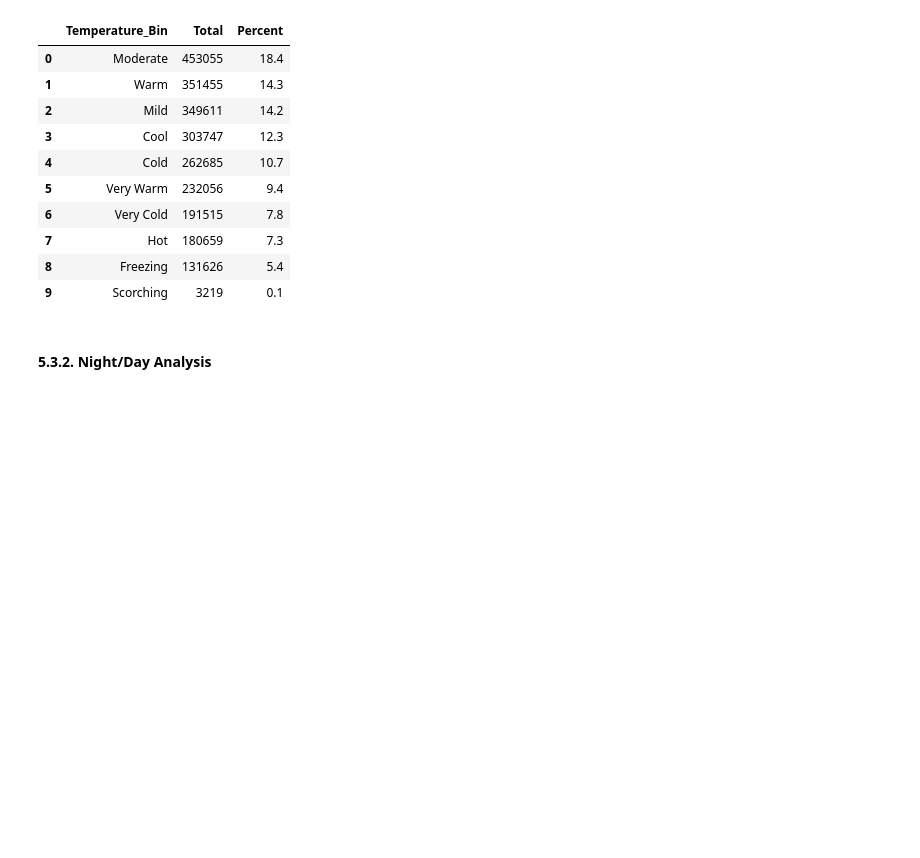
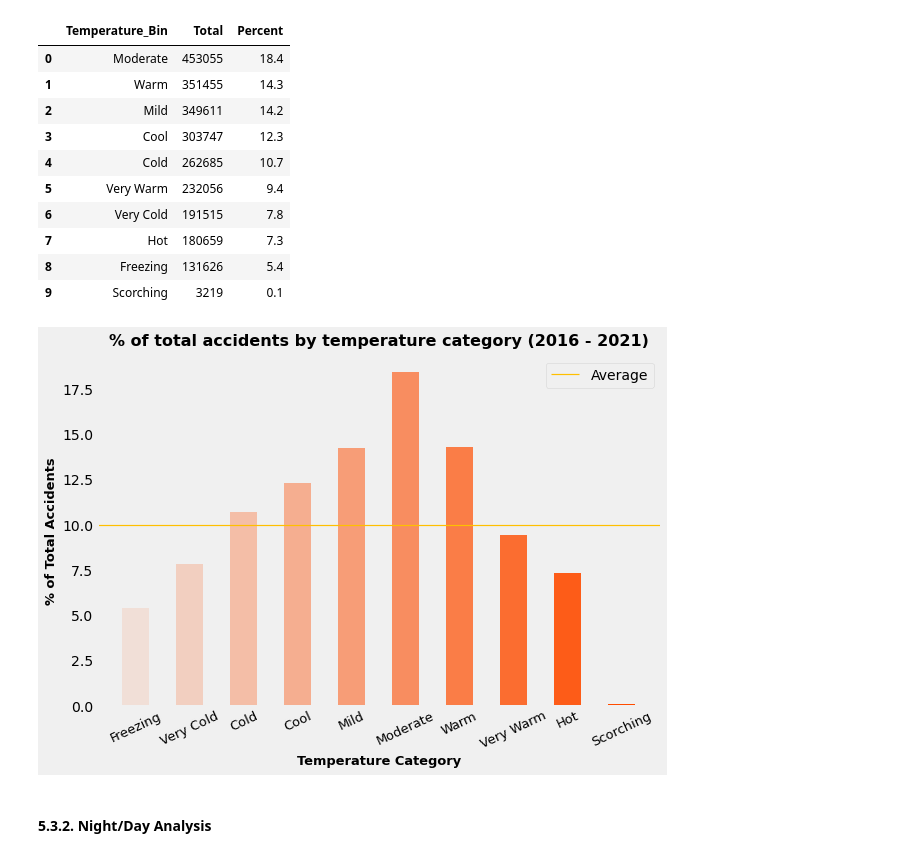
Before and after one commit to lyubol/Exploratory-Data-Analysis, a Jupyter notebook: EDA - US Accidents/US Accidents-checkpoint.ipynb, the cells around one changed output. Cells and saved outputs as stored; diff of their text form; code cells hidden in the pictures; blank space fills up the shorter version.

```diff
--- a/EDA - US Accidents/US Accidents-checkpoint.ipynb
+++ b/EDA - US Accidents/US Accidents-checkpoint.ipynb
@@ -1217,6 +1200,31 @@ df_accidents_temperature_bins
 | 7 | Hot | 180659 | 7.3 |
 | 8 | Freezing | 131626 | 5.4 |
 | 9 | Scorching | 3219 | 0.1 |
+# %%
+df_accidents_temperature_bins_sorted = df_accidents_temperature_bins
+df_accidents_temperature_bins_sorted["Bin_Order"] = [6, 7, 5, 4, 3, 8, 2, 9, 1, 10]
+df_accidents_temperature_bins_sorted = df_accidents_temperature_bins_sorted.sort_values(by=["Bin_Order"])
+
+y_temperature_bin = df_accidents_temperature_bins_sorted["Temperature_Bin"]
+x_percent = df_accidents_temperature_bins_sorted["Percent"]
+
+fig = plt.figure(figsize=(9,6))
+bars = plt.bar(y_temperature_bin, x_percent, width=0.5, color="#FF4C00")
+plt.title("% of total accidents by temperature category (2016 - 2021)", fontsize=16, fontweight="bold", pad=10)
+plt.axhline(df_accidents_temperature_bins_sorted["Percent"].mean(), color='#ffbf00', linewidth=1.2, label="Average")
+plt.xlabel("Temperature Category", fontsize=13, fontweight="bold")
+plt.ylabel("% of Total Accidents", fontsize=13, fontweight="bold")
+plt.xticks(fontsize=13, rotation=25)
+plt.grid(False)
+plt.legend()
+
+# Set the alpha of each bar according to its value
+for i, y in zip(list(range(10)), [i for i in list(range(1, 11))]):
+    bars[i].set_alpha(y / 10)
+
+plt.show()
+# %% [output]
+[figure, added]
 # %% [markdown]
 #### 5.3.2. Night/Day Analysis
 # %% [markdown]
```
Also changed, not shown: parts of 7 cells of this notebook.
